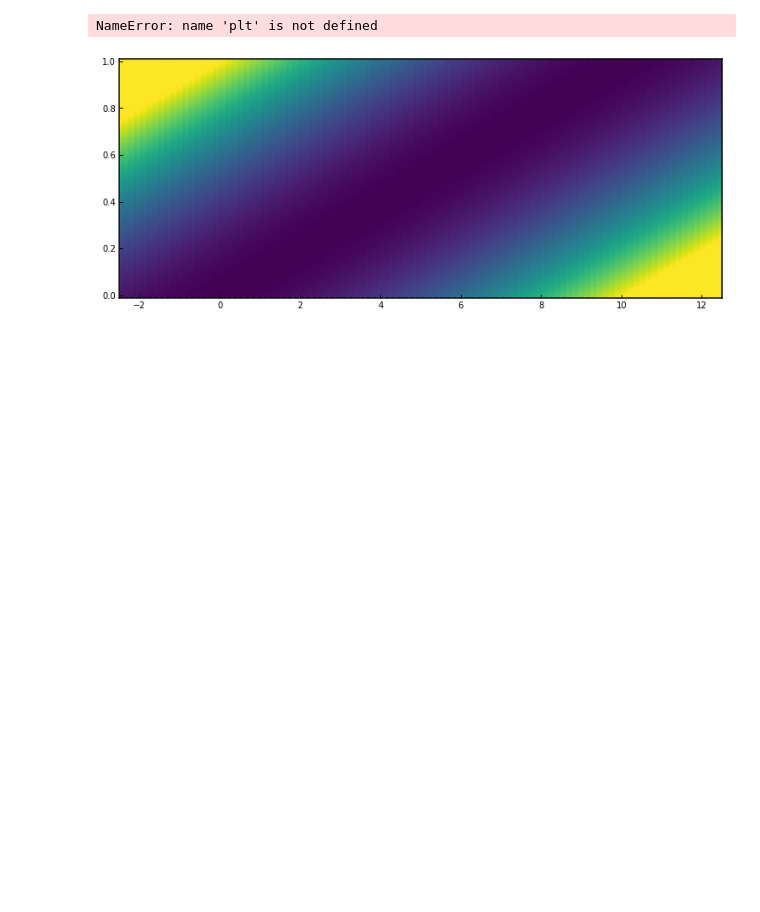
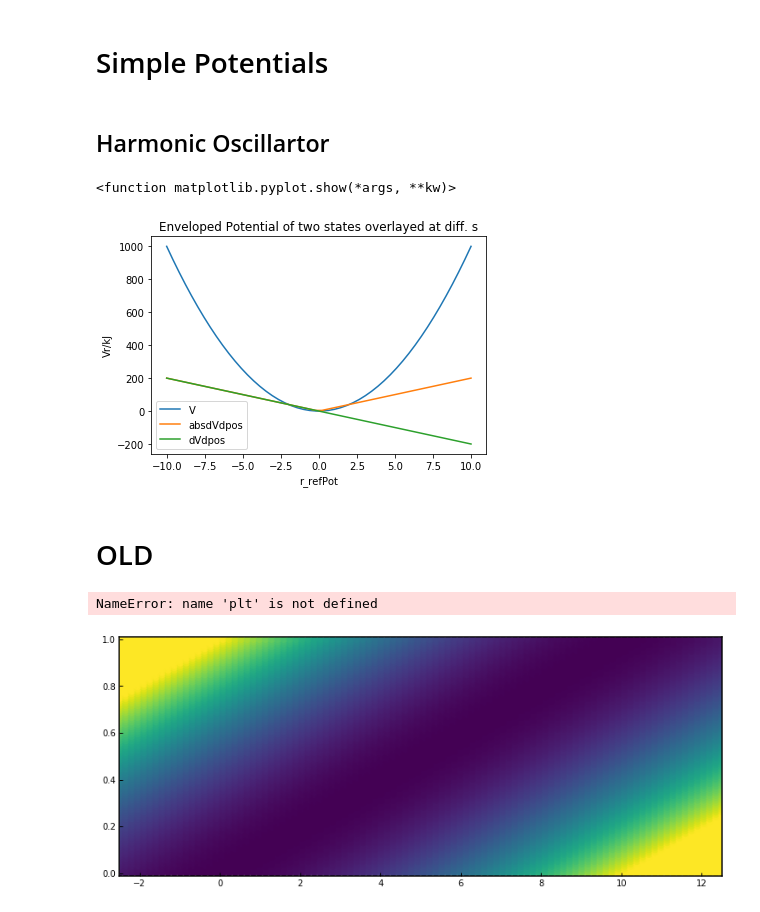
Before and after one commit to dfhahn/ConveyorBelt, a Jupyter notebook: examples/examplePotential1D.ipynb, the cells around one changed output. Cells and saved outputs as stored; diff of their text form; code cells hidden in the pictures; blank space fills up the shorter version.

```diff
--- a/examples/examplePotential1D.ipynb
+++ b/examples/examplePotential1D.ipynb
@@ -13,0 +10,27 @@ NotImplementedError: Function potential1D was not implemented for class <class '
+# %% [markdown]
+# Simple Potentials
+# %% [markdown]
+## Harmonic Oscillartor
+# %%
+##Build Potential
+pot = harmonicOsc1D(x_shift=0, fc=20)
+
+##Params
+positions = np.linspace(-10,10)
+energies = pot.ene(positions)
+dVdpos = pot.dhdpos(positions)
+
+##EXAMPLE PLOT
+plt.plot(positions, energies, label="V")
+plt.plot(positions, list(map(abs, dVdpos)), label="absdVdpos")
+plt.plot(positions, dVdpos, label="dVdpos")
+plt.ylabel("Vr/kJ")
+plt.xlabel("r_refPot")
+plt.title("Enveloped Potential of two states overlayed at diff. s")
+plt.legend()
+plt.show
+# %% [output]
+<function matplotlib.pyplot.show(*args, **kw)>
+[figure, added]
+# %% [markdown]
+# OLD
```
Also changed, not shown: parts of 3 cells of this notebook, 24 other files.
